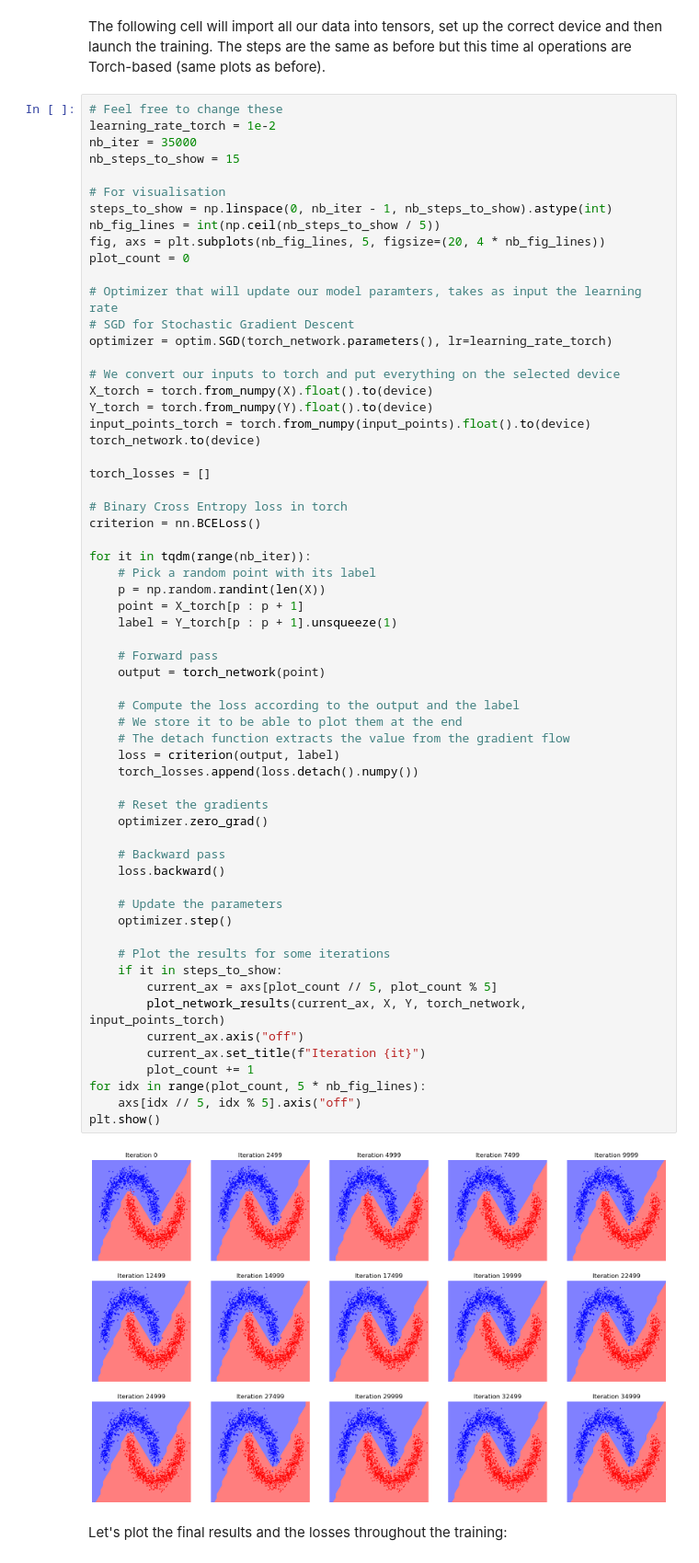
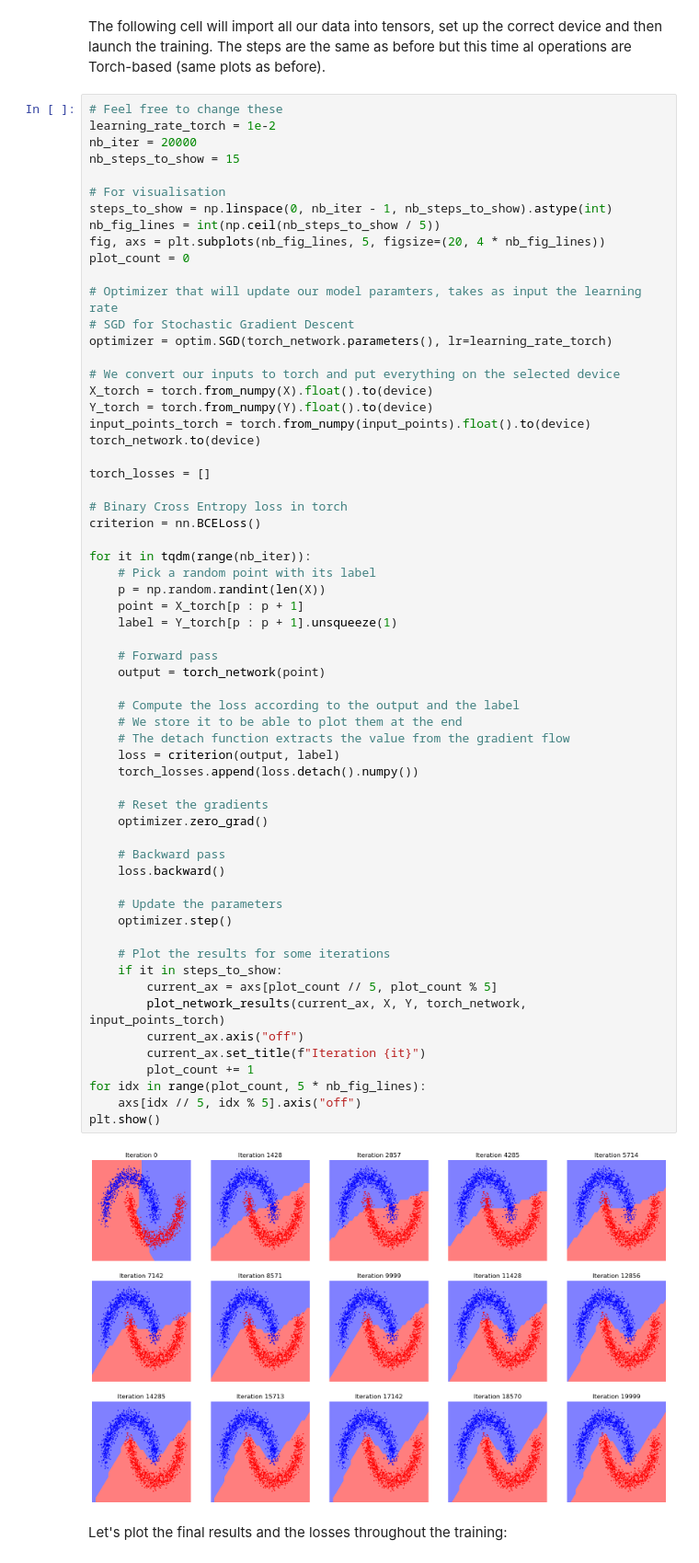
Before and after one commit to RobinSobczyk/Teaching-Initiation_to_Neural_Networks, a Jupyter notebook: Course_1.ipynb, the cells around one changed output. Shown at 92% size. Drawn from its saved outputs; the diff is of its cells as text.

```diff
--- a/Course_1.ipynb
+++ b/Course_1.ipynb
@@ -454,7 +454,7 @@ The following cell will import all our data into tensors, set up the correct dev
 # %%
 # Feel free to change these
 learning_rate_torch = 1e-2
-nb_iter = 35000
+nb_iter = 20000
 nb_steps_to_show = 15
 
 # For visualisation
@@ -486,34 +486,34 @@ for it in tqdm(range(nb_iter)):
 
     # Forward pass
     output = torch_network(point)
 
     # Compute the loss according to the output and the label
     # We store it to be able to plot them at the end
     # The detach function extracts the value from the gradient flow
     loss = criterion(output, label)
     torch_losses.append(loss.detach().numpy())
 
     # Reset the gradients
     optimizer.zero_grad()
 
     # Backward pass
     loss.backward()
 
     # Update the parameters
     optimizer.step()
 
     # Plot the results for some iterations
     if it in steps_to_show:
         current_ax = axs[plot_count // 5, plot_count % 5]
         plot_network_results(current_ax, X, Y, torch_network, input_points_torch)
         current_ax.axis("off")
         current_ax.set_title(f"Iteration {it}")
         plot_count += 1
 for idx in range(plot_count, 5 * nb_fig_lines):
     axs[idx // 5, idx % 5].axis("off")
 plt.show()
 # %% [output]
-[figure, old version]
+[figure, new version]
 # %% [markdown]
 Let's plot the final results and the losses throughout the training:
 # %%
```
Also changed, not shown: parts of 7 cells of this notebook, 2 other files.
